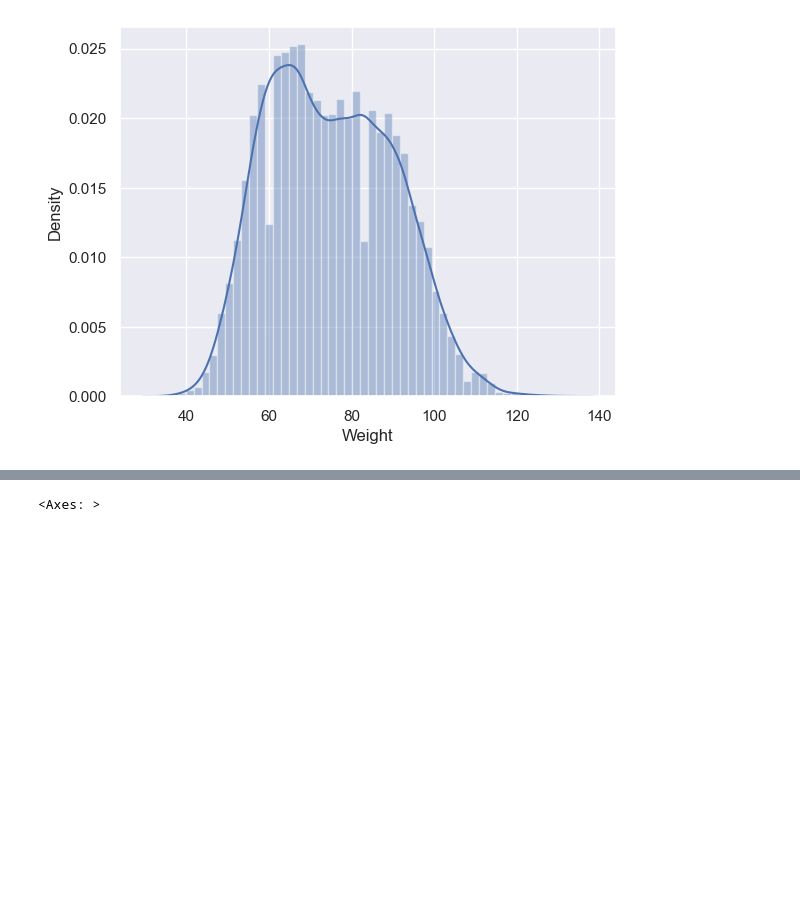
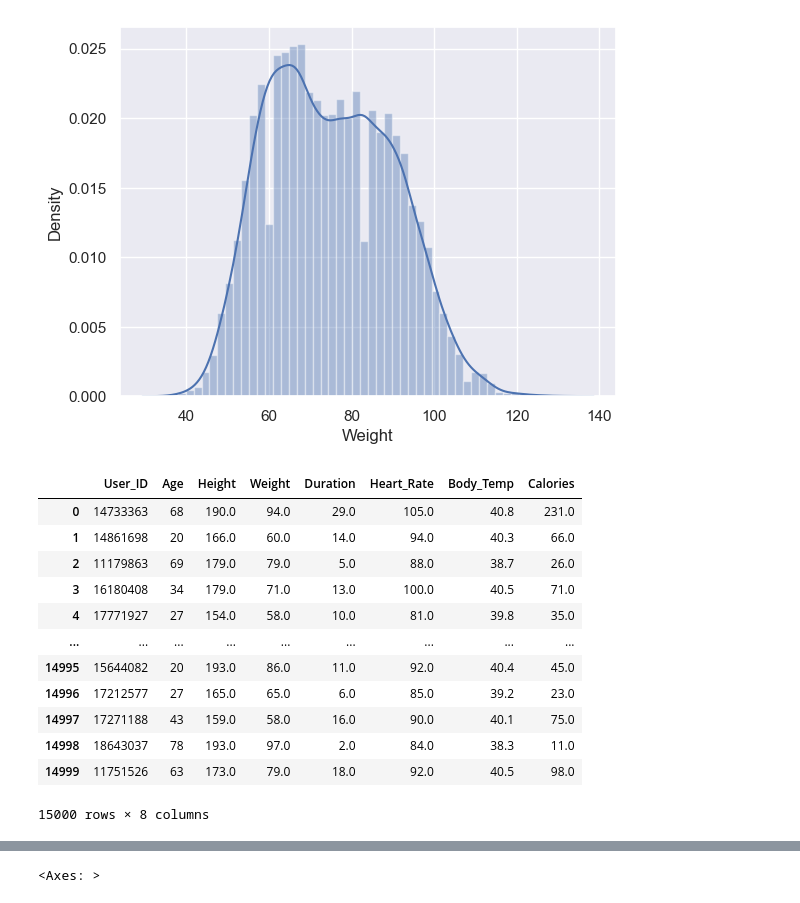
Before and after one commit to RandomRohit-hub/Calories-Burnt-Prediction, a Jupyter notebook: Untitled.ipynb, the cells around one changed output, grey strips where cells are left out. Cells and saved outputs as stored; diff of their text form; code cells hidden in the pictures; blank space fills up the shorter version.

```diff
--- a/Untitled.ipynb
+++ b/Untitled.ipynb
@@ -158,3 +140,19 @@ numeric_data = calories_data.select_dtypes(include='number')
 
 # Calculate correlation
 correlation = numeric_data.corr()
+# %%
+numeric_data
+# %% [output]
+|  | User_ID | Age | Height | Weight | Duration | Heart_Rate | Body_Temp | Calories |
+| 0 | 14733363 | 68 | 190.0 | 94.0 | 29.0 | 105.0 | 40.8 | 231.0 |
+| 1 | 14861698 | 20 | 166.0 | 60.0 | 14.0 | 94.0 | 40.3 | 66.0 |
+| 2 | 11179863 | 69 | 179.0 | 79.0 | 5.0 | 88.0 | 38.7 | 26.0 |
+| 3 | 16180408 | 34 | 179.0 | 71.0 | 13.0 | 100.0 | 40.5 | 71.0 |
+| 4 | 17771927 | 27 | 154.0 | 58.0 | 10.0 | 81.0 | 39.8 | 35.0 |
+| ... | ... | ... | ... | ... | ... | ... | ... | ... |
+| 14995 | 15644082 | 20 | 193.0 | 86.0 | 11.0 | 92.0 | 40.4 | 45.0 |
+| 14996 | 17212577 | 27 | 165.0 | 65.0 | 6.0 | 85.0 | 39.2 | 23.0 |
+| 14997 | 17271188 | 43 | 159.0 | 58.0 | 16.0 | 90.0 | 40.1 | 75.0 |
+| 14998 | 18643037 | 78 | 193.0 | 97.0 | 2.0 | 84.0 | 38.3 | 11.0 |
+| 14999 | 11751526 | 63 | 173.0 | 79.0 | 18.0 | 92.0 | 40.5 | 98.0 |
+15000 rows × 8 columns
```
Also changed, not shown: parts of 3 cells of this notebook.
